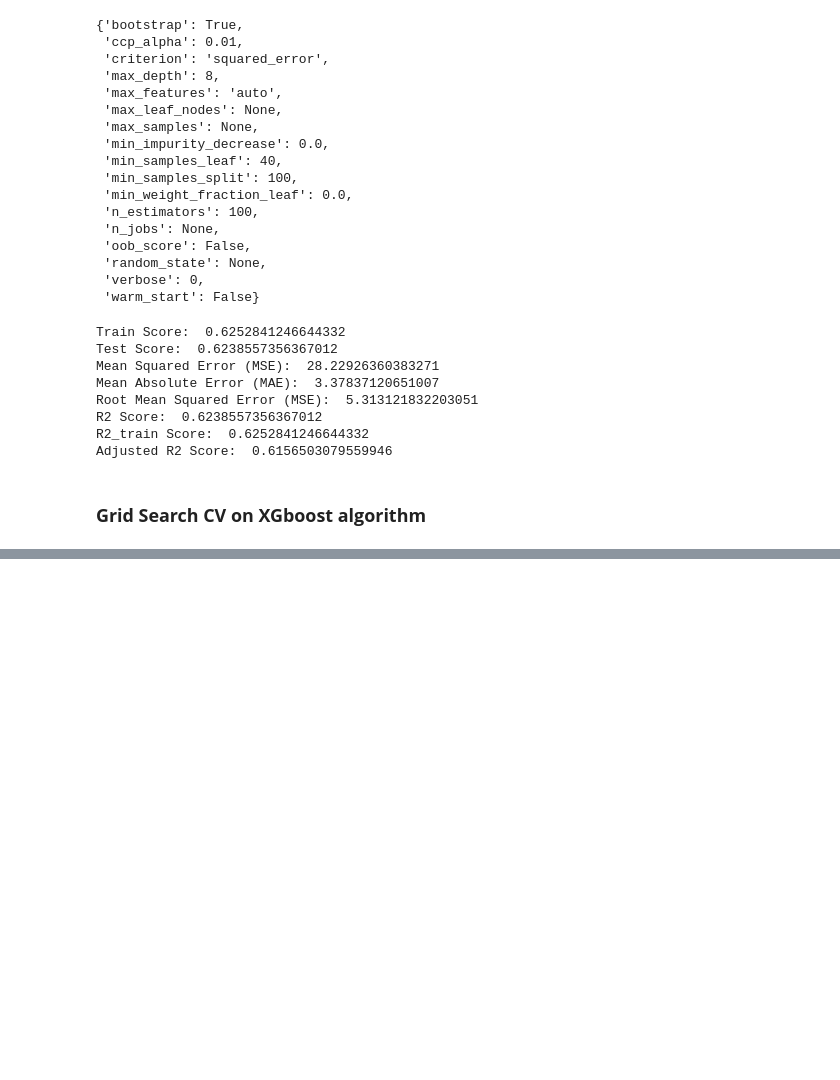
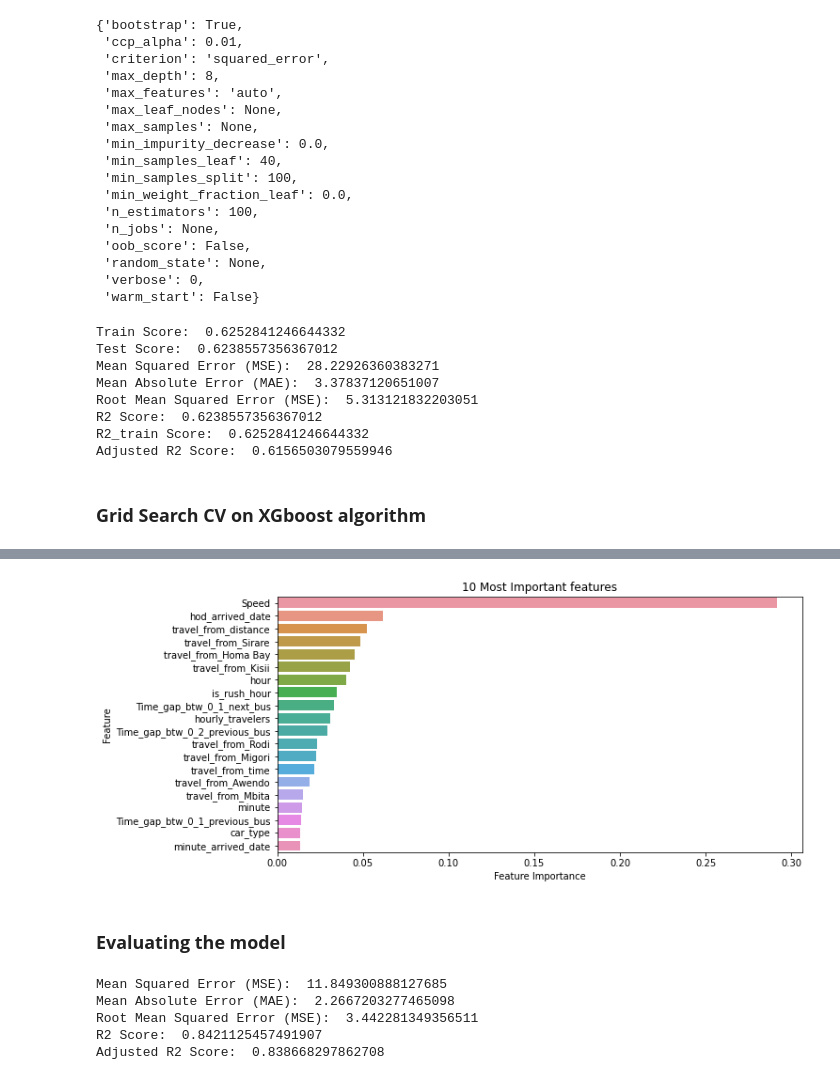
Before and after one commit to Ashwinprocodes/ML-regression-capstone-project, a Jupyter notebook: ML_regression_Demand_Prediction_for_Public_Transport_Capstone_Project.ipynb, the cells around one changed output, grey strips where cells are left out. Drawn from its saved outputs; the diff is of its cells as text; code cells hidden in the pictures; blank space fills up the shorter version.

```diff
--- a/ML_regression_Demand_Prediction_for_Public_Transport_Capstone_Project.ipynb
+++ b/ML_regression_Demand_Prediction_for_Public_Transport_Capstone_Project.ipynb
@@ -1064,0 +1165,21 @@ warnings.filterwarnings('ignore')
+# %%
+plt.figure(figsize=(10,5))
+sns.barplot(y = important_features['Feature'], x = important_features['Feature Importance'] )
+plt.title('10 Most Important features')
+plt.show()
+# %% [output]
+[figure, added]
+# %% [markdown]
+### **Evaluating the model**
+# %%
+print('Mean Squared Error (MSE): ',mean_squared_error(y_test, test_preds))
+print('Mean Absolute Error (MAE): ',mean_absolute_error(y_test, test_preds))
+print('Root Mean Squared Error (MSE): ',np.sqrt(mean_squared_error(y_test, test_preds)))
+print('R2 Score: ',r2_test)
+print('Adjusted R2 Score: ',adj_r2)
+# %% [output]
+Mean Squared Error (MSE):  11.849300888127685
+Mean Absolute Error (MAE):  2.2667203277465098
+Root Mean Squared Error (MSE):  3.442281349356511
+R2 Score:  0.8421125457491907
+Adjusted R2 Score:  0.838668297862708
```
Also changed, not shown: parts of 20 cells of this notebook.
